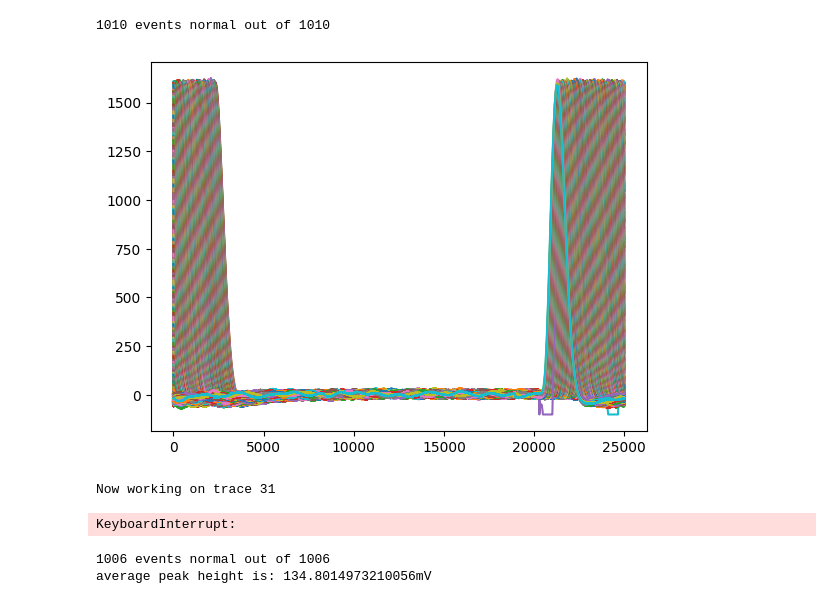
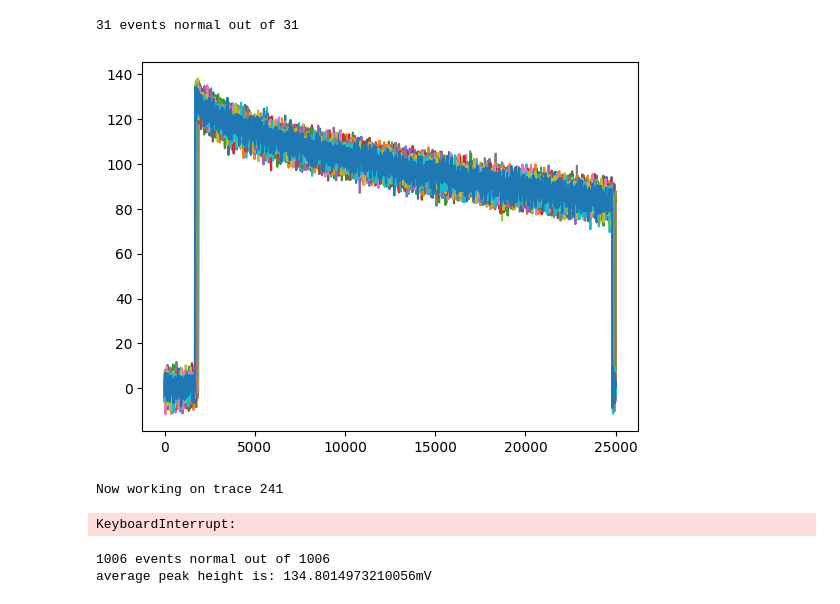
Before and after one commit to Eclipsedclaw/Random_notebooks, a Jupyter notebook: Wavedump2_analysis.ipynb, the cells around one changed output. Cells and saved outputs as stored; diff of their text form; code cells hidden in the pictures.

Commit message:
normal update

```diff
--- a/Wavedump2_analysis.ipynb
+++ b/Wavedump2_analysis.ipynb
@@ -47,36 +47,38 @@ class ReadRawFile:
 Check raw waveform
 """
 
 
 # Note: Full trace 4ms and pre-trig 16us. 8ns*500k samples = 4000us = 4ms
 def main():
-    input_raw_file = '/HDD/jiancheng/GRAMS/WaveDump_analog_shaper/Acq_chargeAmp81_50pF_231031_1.5us_dig2-192.168.0.254_CH17_20231031142429-48.bin'
+    input_raw_file = '/HDD/jiancheng/GRAMS/WaveDump_analog_shaper/Acq_chargeAmp81_50pF_231030_0.25us_dig2-192.168.0.254_CH16_20231030140213-04.bin'
 
     events = ReadRawFile(input_raw_file) # build event from raw file
 
     i=0
     j=0
     for ievent in events.read_raw_data(): # loop over all the events
         print("Now working on trace " + str(j + 1), end='\r')
         j = j + 1
         average_wf = np.zeros(25000)
         average_wf = np.array(ievent.Waveform)
         # test_array = -average_wf/counter
 
         selected_wf = average_wf
         # selected_wf = average_wf[0:3000]
         plt.plot(selected_wf)
 
         if(max(selected_wf)>30):
             i = i + 1
+        if(i>30):
+            break
 
     print(str(i)+' events normal out of '+str(j))
 
 if __name__ == "__main__":
     main()
 # %% [output]
-1010 events normal out of 1010
+31 events normal out of 31
-[figure, old version]
+[figure, new version]
 # %%
 # Fit the decay time to exp decay
 def exp(x, A, T, C):
@@ -95,7 +97,7 @@ def main():
     for ievent in events.read_raw_data(): # loop over all the events
         print("Now working on trace " + str(j + 1), end='\r')
         j = j + 1
-        average_wf = np.zeros(25000)
+        average_wf = np.zeros(250000)
         average_wf = np.array(ievent.Waveform)
         # test_array = -average_wf/counter
 
@@ -122,7 +124,7 @@ def main():
 if __name__ == "__main__":
     main()
 # %% [output]
-Now working on trace 31
+Now working on trace 241
 KeyboardInterrupt:
 # %%
 """
```
Also changed, not shown: parts of 1 cell of this notebook, 1 other file.
